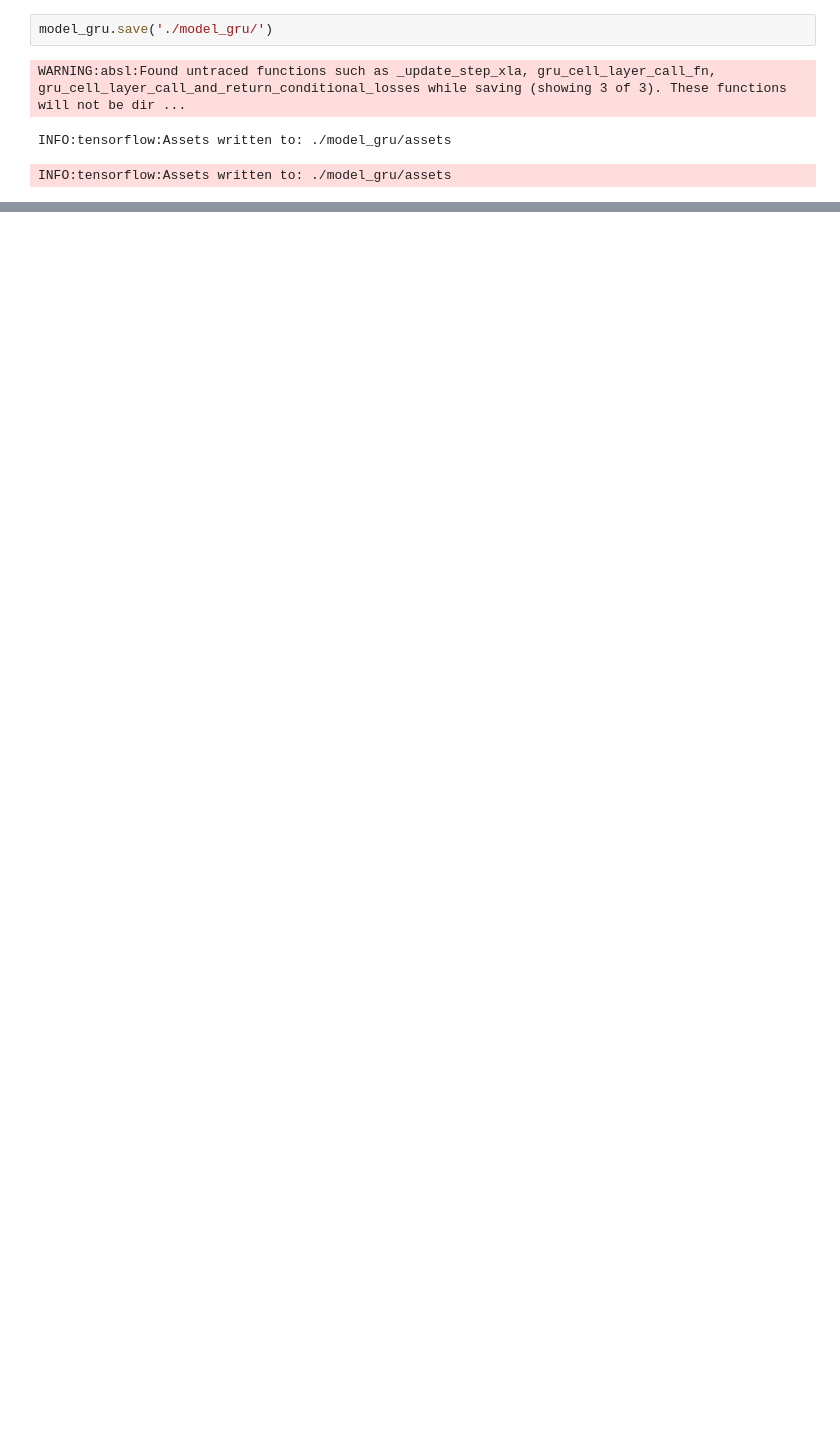
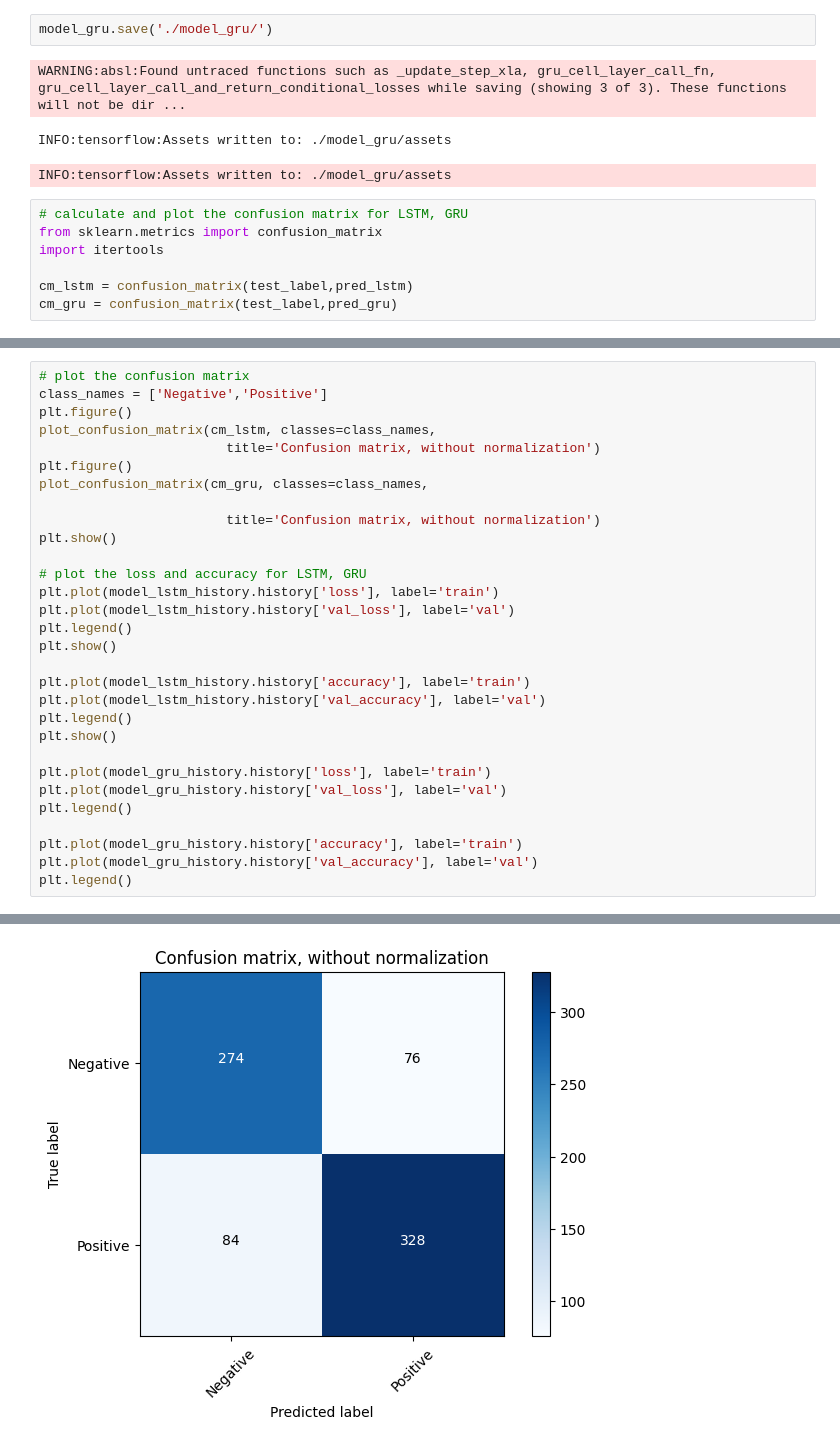
Before and after one commit to FaisalKabirGalib/NLP-Thesis, a Jupyter notebook: notebook/nn_exp.ipynb, the cells around one changed output, grey strips where cells are left out. Saved outputs shown, nothing was run; the diff lists cells and outputs as text; blank space fills up the shorter version.

Commit message:
added confusion matrix and classification report

```diff
--- a/notebook/nn_exp.ipynb
+++ b/notebook/nn_exp.ipynb
@@ -257,3 +241,10 @@ model_gru.save('./model_gru/')
 WARNING:absl:Found untraced functions such as _update_step_xla, gru_cell_layer_call_fn, gru_cell_layer_call_and_return_conditional_losses while saving (showing 3 of 3). These functions will not be dir ...
 INFO:tensorflow:Assets written to: ./model_gru/assets
 INFO:tensorflow:Assets written to: ./model_gru/assets
+# %%
+# calculate and plot the confusion matrix for LSTM, GRU
+from sklearn.metrics import confusion_matrix
+import itertools
+
+cm_lstm = confusion_matrix(test_label,pred_lstm)
+cm_gru = confusion_matrix(test_label,pred_gru)
@@ -259,0 +258,31 @@ INFO:tensorflow:Assets written to: ./model_gru/assets
+# %%
+# plot the confusion matrix
+class_names = ['Negative','Positive']
+plt.figure()
+plot_confusion_matrix(cm_lstm, classes=class_names,
+                        title='Confusion matrix, without normalization')
+plt.figure()
+plot_confusion_matrix(cm_gru, classes=class_names,
+
+                        title='Confusion matrix, without normalization')
+plt.show()
+
+# plot the loss and accuracy for LSTM, GRU
+plt.plot(model_lstm_history.history['loss'], label='train')
+plt.plot(model_lstm_history.history['val_loss'], label='val')
+plt.legend()
+plt.show()
+
+plt.plot(model_lstm_history.history['accuracy'], label='train')
+plt.plot(model_lstm_history.history['val_accuracy'], label='val')
+plt.legend()
+plt.show()
+
+plt.plot(model_gru_history.history['loss'], label='train')
+plt.plot(model_gru_history.history['val_loss'], label='val')
+plt.legend()
+
+plt.plot(model_gru_history.history['accuracy'], label='train')
+plt.plot(model_gru_history.history['val_accuracy'], label='val')
+plt.legend()
+# %% [output]
@@ -259,0 +295 @@ INFO:tensorflow:Assets written to: ./model_gru/assets
+[figure, added]
```
Also changed, not shown: parts of 12 cells of this notebook, 1 other file.
